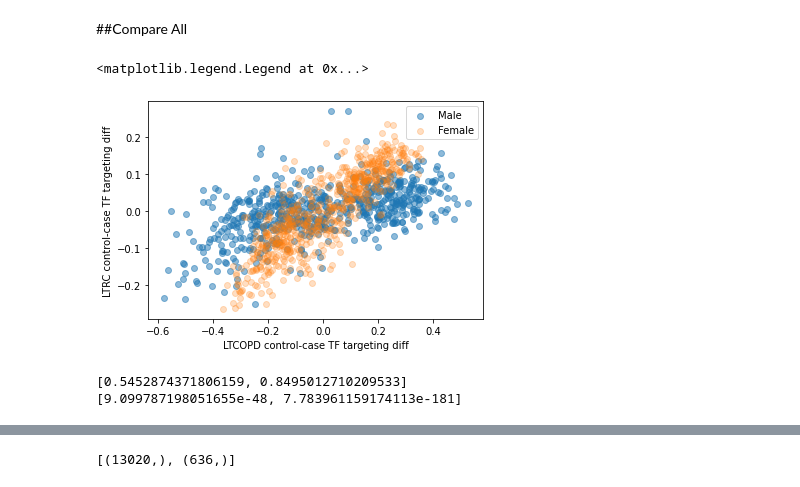
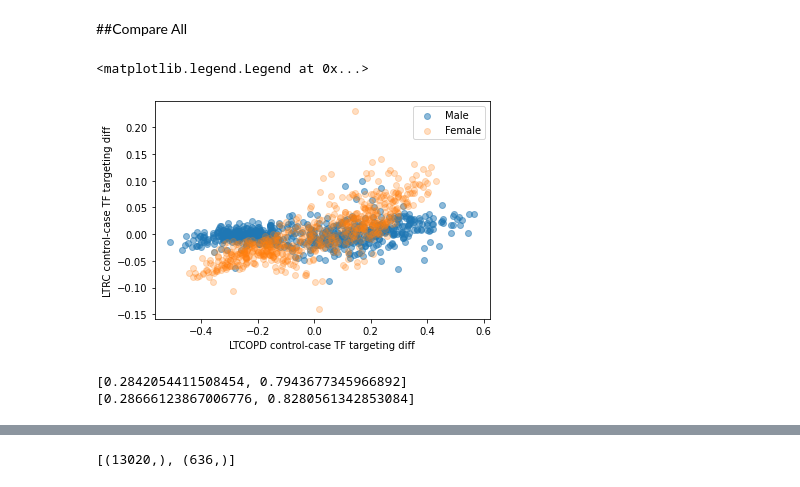
Before and after one commit to dcolinmorgan/LTCOPDsex, a Jupyter notebook: 2xCOPD_gender.ipynb, the cells around one changed output, grey strips where cells are left out. Saved outputs shown, nothing was run; the diff lists cells and outputs as text; code cells hidden in the pictures.

```diff
--- a/2xCOPD_gender.ipynb
+++ b/2xCOPD_gender.ipynb
@@ -676,37 +694,37 @@ sex_gene_diffB=sex_gene_diffB.sort_values('gene')
 # %%
 # plt.figure(figsize=(20, 4))
 # p1=plt.bar(sex_tf_diffB.index,sex_tf_diffB['Mdiff'])
 # p2=plt.bar(sex_tf_diffA.index,sex_tf_diffA['Mdiff'],bottom=sex_tf_diffB['Mdiff'])
 # p3=plt.bar(sex_tf_diffB.index,sex_tf_diffB['Fdiff'])
 # p4=plt.bar(sex_tf_diffA.index,sex_tf_diffA['Fdiff'],bottom=sex_tf_diffB['Fdiff'])
 # plt.legend((p1[0], p2[0],p3[0],p4[0]), ('smallMen', 'largeMen','smallWomen','largeWomen'))
 
-p1=plt.scatter(sex_tf_diffB['Mdiff'],-sex_tf_diffA['Mdiff'],alpha=.5) ## minus because one is case-control, other control-case!!
-p2=plt.scatter(sex_tf_diffB['Fdiff'],-sex_tf_diffA['Fdiff'],alpha=.25)
+p1=plt.scatter(sex_tf_diffB['Mdiff'],sex_tf_diffA['Mdiff'],alpha=.5) ## minus because one is case-control, other control-case!!
+p2=plt.scatter(sex_tf_diffB['Fdiff'],sex_tf_diffA['Fdiff'],alpha=.25)
 plt.ylabel('LTRC control-case TF targeting diff')
 plt.xlabel('LTCOPD control-case TF targeting diff')
 plt.legend((p1, p2),('Male','Female'))
 # %% [output]
 <matplotlib.legend.Legend at 0x...>
-[figure, old version]
+[figure, new version]
 # %%
 # from scipy.stats import spearmanr
 # from scipy.stats import zscore
 # %%
-rhoM, pvalM = np.corrcoef(sex_tf_diffB['Mdiff'], -sex_tf_diffA['Mdiff'])
+rhoM, pvalM = np.corrcoef(sex_tf_diffB['Mdiff'], sex_tf_diffA['Mdiff'])
 # pvalM
-rhoF, pvalF = np.corrcoef(sex_tf_diffB['Fdiff'], -sex_tf_diffA['Fdiff'])
+rhoF, pvalF = np.corrcoef(sex_tf_diffB['Fdiff'], sex_tf_diffA['Fdiff'])
 # pvalF
-print([pvalM[0],pvalF[0]])
+print([rhoM[1],rhoF[1]])
 
-rhoM, pvalM = stats.spearmanr(sex_tf_diffB['Mdiff'], -sex_tf_diffA['Mdiff'])
+rhoM, pvalM = stats.spearmanr(sex_tf_diffB['Mdiff'], sex_tf_diffA['Mdiff'])
 # pvalM
-rhoF, pvalF = stats.spearmanr(sex_tf_diffB['Fdiff'], -sex_tf_diffA['Fdiff'])
+rhoF, pvalF = stats.spearmanr(sex_tf_diffB['Fdiff'], sex_tf_diffA['Fdiff'])
 # pvalF
-print([pvalM,pvalF])
+print([rhoM,rhoF])
 # %% [output]
-[0.5452874371806159, 0.8495012710209533]
-[9.099787198051655e-48, 7.783961159174113e-181]
+[0.2842054411508454, 0.7943677345966892]
+[0.28666123867006776, 0.8280561342853084]
 # %%
 [sex_tf_diffA.sort_values(by='Fdiff')['TF'].values.tolist()[0:5],
 sex_tf_diffA.sort_values(by='Fdiff')['TF'].values.tolist()[631:636],
```
Also changed, not shown: parts of 35 cells of this notebook.
